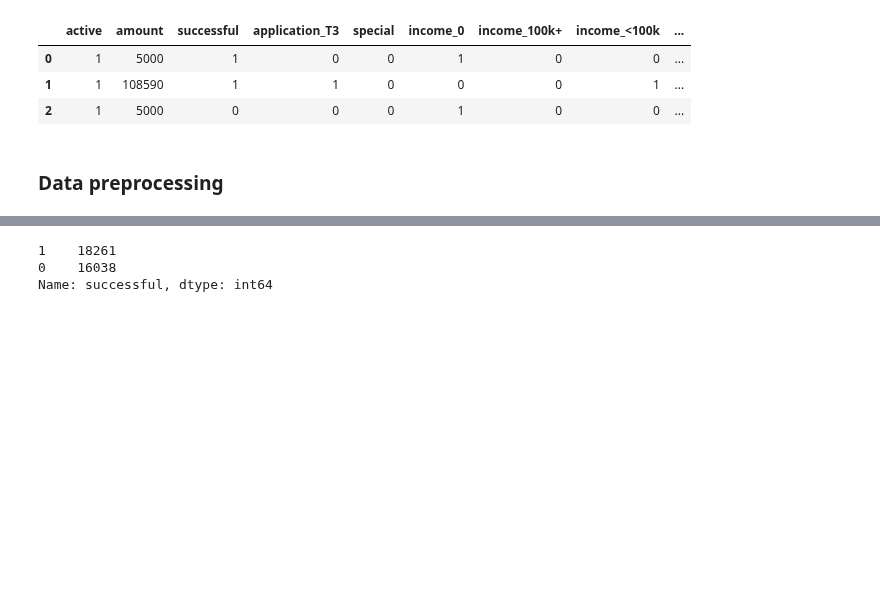
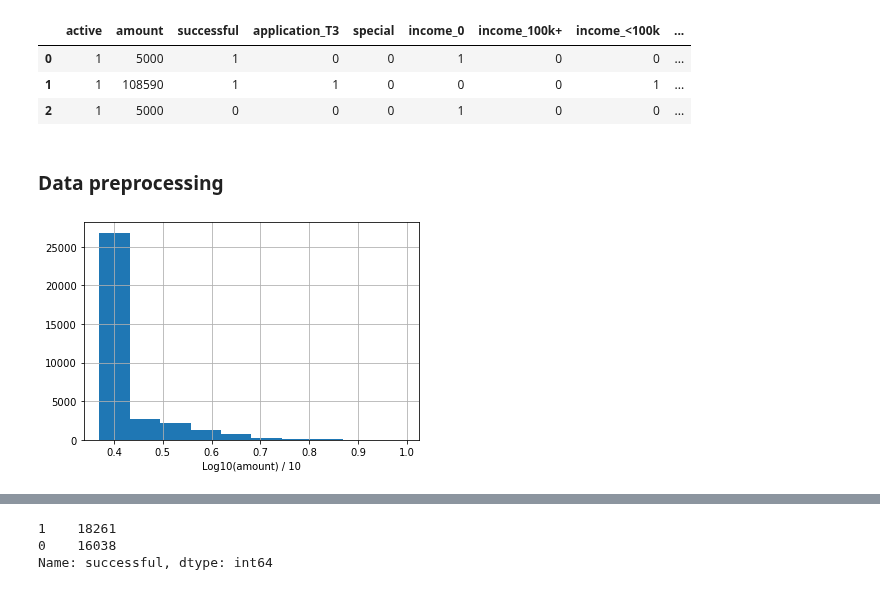
Before and after one commit to tri-bui/sandbox-ml, a Jupyter notebook: charity-risk/risk-assessment.ipynb, the cells around one changed output, grey strips where cells are left out. Cells and saved outputs as stored; diff of their text form; code cells hidden in the pictures; blank space fills up the shorter version.

Commit message:
Remove scaler and transform amount instead

```diff
--- a/charity-risk/risk-assessment.ipynb
+++ b/charity-risk/risk-assessment.ipynb
@@ -269,3 +269,14 @@ df_merged.head(3)
 | 2 | 1 | 5000 | 0 | 0 | 0 | 1 | 0 | 0 | ... |
 # %% [markdown]
 ### Data preprocessing
+# %%
+# Transform `amount`
+df_merged['transformed_amount'] = np.log10(df_merged['amount']) / 10 # log-transform and divide by 10
+df_merged.drop(columns='amount', inplace=True) # drop `amount`
+
+# Plot transformed `amount`
+df_merged['transformed_amount'].hist()
+plt.xlabel('Log10(amount) / 10')
+plt.show()
+# %% [output]
+[figure, added]
```
Also changed, not shown: parts of 8 cells of this notebook.
